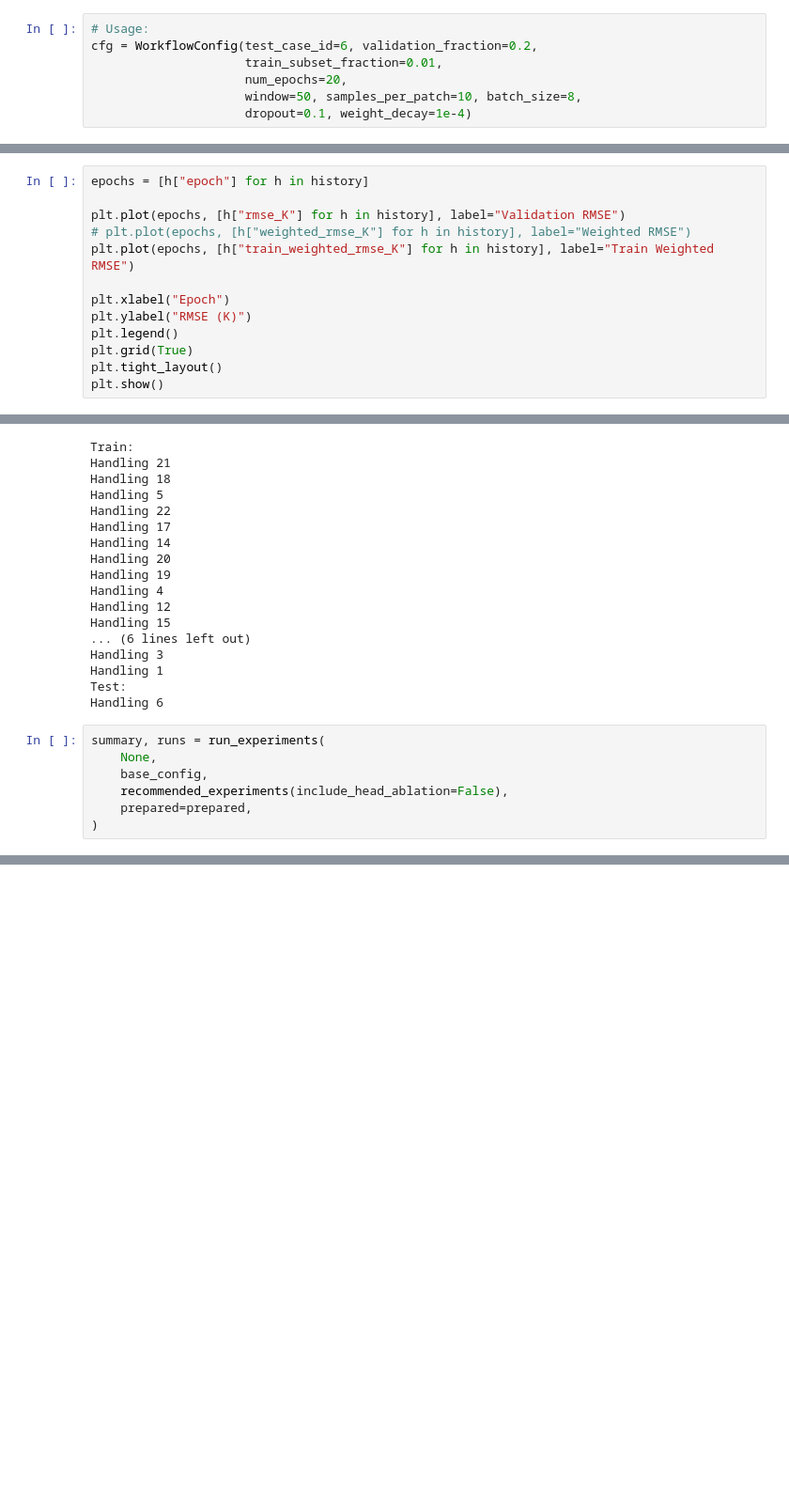
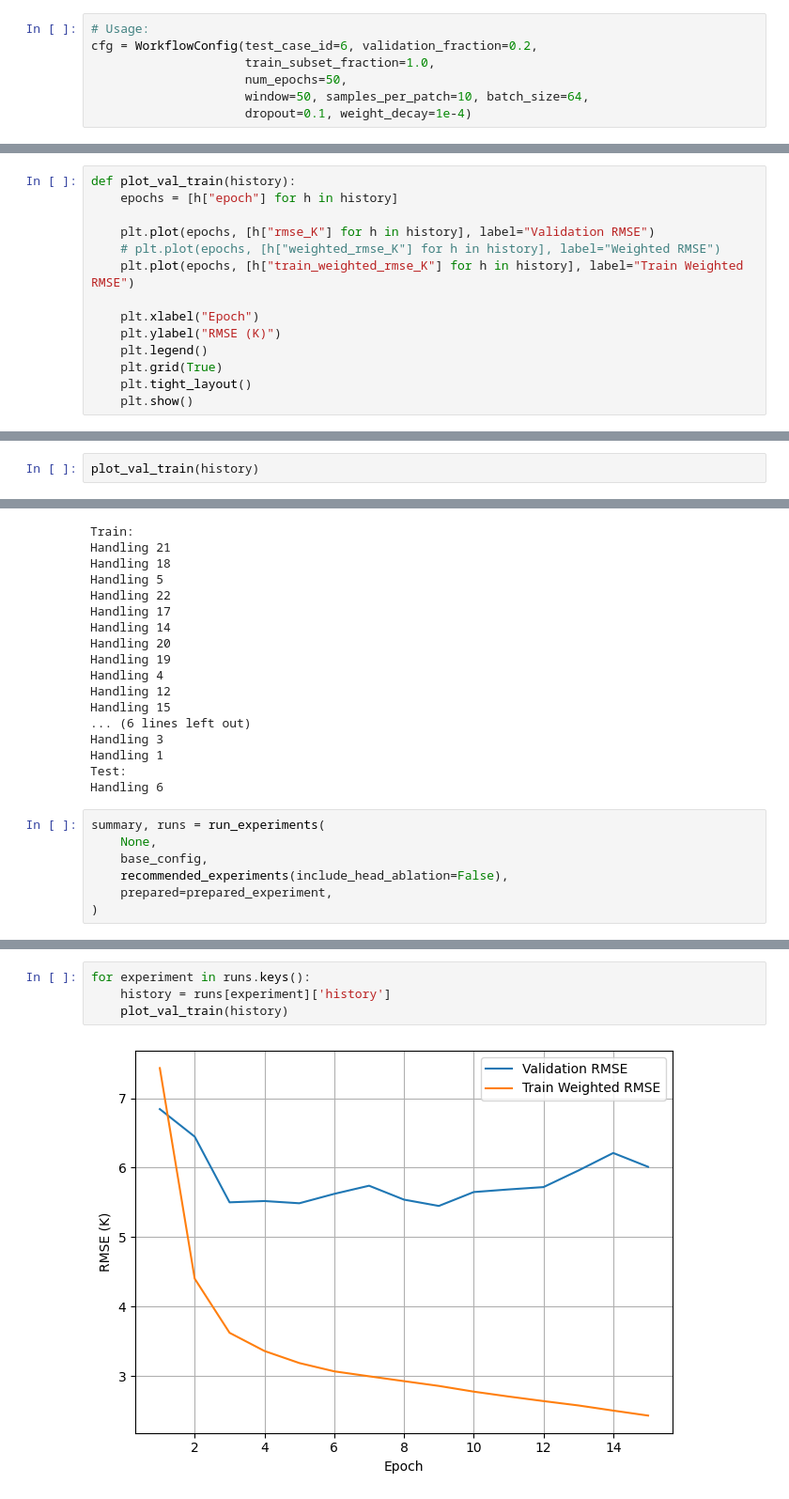
Before and after one commit to thomaslu678/Praxis-Lab-25-26, a Jupyter notebook: clean/16_VIT_No_Test.ipynb, the cells around one changed output, grey strips where cells are left out. Shown at 94% size. Cells and saved outputs as stored; diff of their text form; blank space fills up the shorter version.

Commit message:
completed experiments

```diff
--- a/clean/16_VIT_No_Test.ipynb
+++ b/clean/16_VIT_No_Test.ipynb
@@ -1438,9 +1438,9 @@ def run_training(data_dict=None, cfg: WorkflowConfig = WorkflowConfig(),
 # %%
 # Usage:
 cfg = WorkflowConfig(test_case_id=6, validation_fraction=0.2,
-                     train_subset_fraction=0.01,
-                     num_epochs=20,
-                     window=50, samples_per_patch=10, batch_size=8,
+                     train_subset_fraction=1.0,
+                     num_epochs=50,
+                     window=50, samples_per_patch=10, batch_size=64,
                      dropout=0.1, weight_decay=1e-4)
 # %%
 prepared = prepare_workflow(data_dict, cfg)
@@ -1512,15 +1512,16 @@ print(
 # %% [output]
 test case 6 | wRMSE 14.211 K | RMSE 14.211 K
 # %%
-epochs = [h["epoch"] for h in history]
+def plot_val_train(history):
+    epochs = [h["epoch"] for h in history]
 
-plt.plot(epochs, [h["rmse_K"] for h in history], label="Validation RMSE")
-# plt.plot(epochs, [h["weighted_rmse_K"] for h in history], label="Weighted RMSE")
-plt.plot(epochs, [h["train_weighted_rmse_K"] for h in history], label="Train Weighted RMSE")
+    plt.plot(epochs, [h["rmse_K"] for h in history], label="Validation RMSE")
+    # plt.plot(epochs, [h["weighted_rmse_K"] for h in history], label="Weighted RMSE")
+    plt.plot(epochs, [h["train_weighted_rmse_K"] for h in history], label="Train Weighted RMSE")
 
-plt.xlabel("Epoch")
-plt.ylabel("RMSE (K)")
-plt.legend()
-plt.grid(True)
-plt.tight_layout()
-plt.show()
+    plt.xlabel("Epoch")
+    plt.ylabel("RMSE (K)")
+    plt.legend()
+    plt.grid(True)
+    plt.tight_layout()
+    plt.show()
@@ -1528,0 +1528,2 @@ plt.show()
+# %%
+plot_val_train(history)
@@ -1590,7 +1593,7 @@ summary, runs = run_experiments(
     None,
     base_config,
     recommended_experiments(include_head_ablation=False),
-    prepared=prepared,
+    prepared=prepared_experiment,
 )
 # %% [output]
 === experiment: regularized_baseline ===
@@ -1599,0 +1678,6 @@ print(summary)
+# %%
+for experiment in runs.keys():
+    history = runs[experiment]['history']
+    plot_val_train(history)
+# %% [output]
+[figure, added]
```
Also changed, not shown: parts of 9 cells of this notebook.
